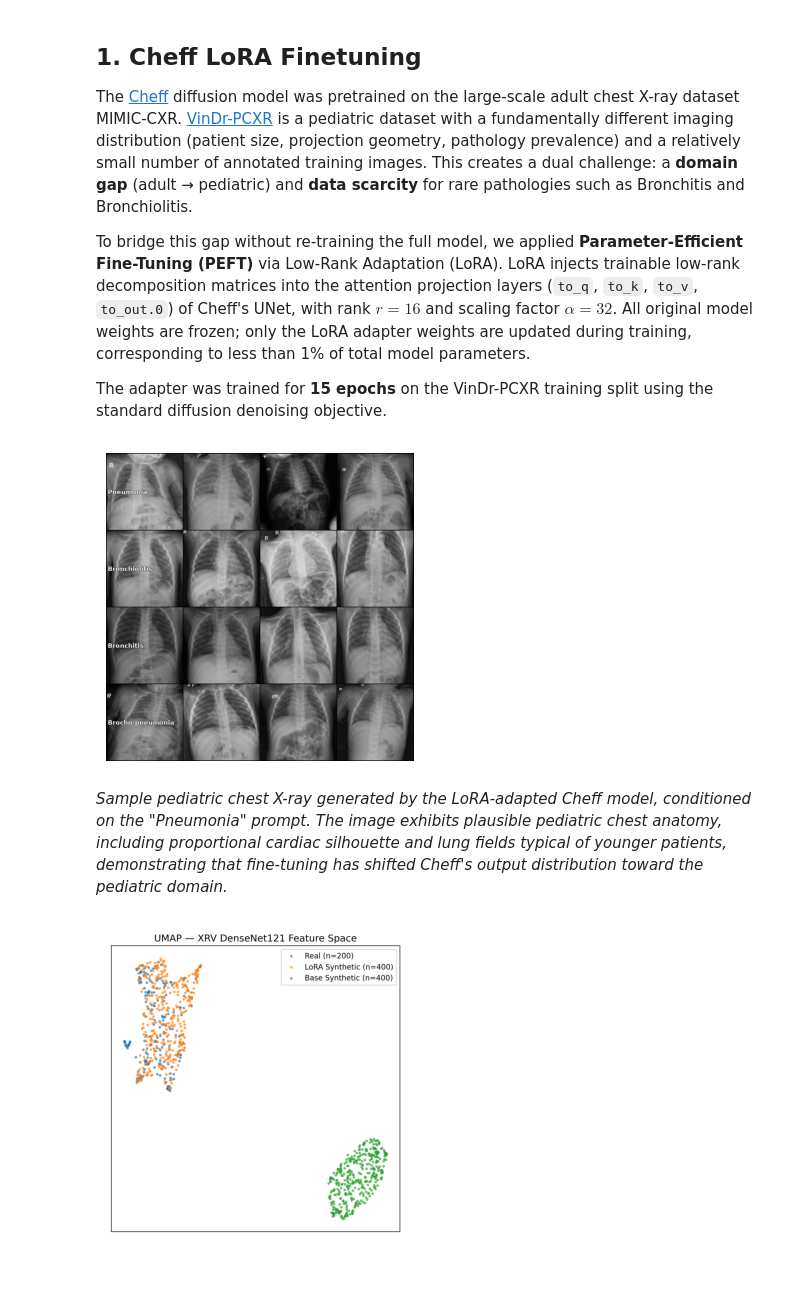
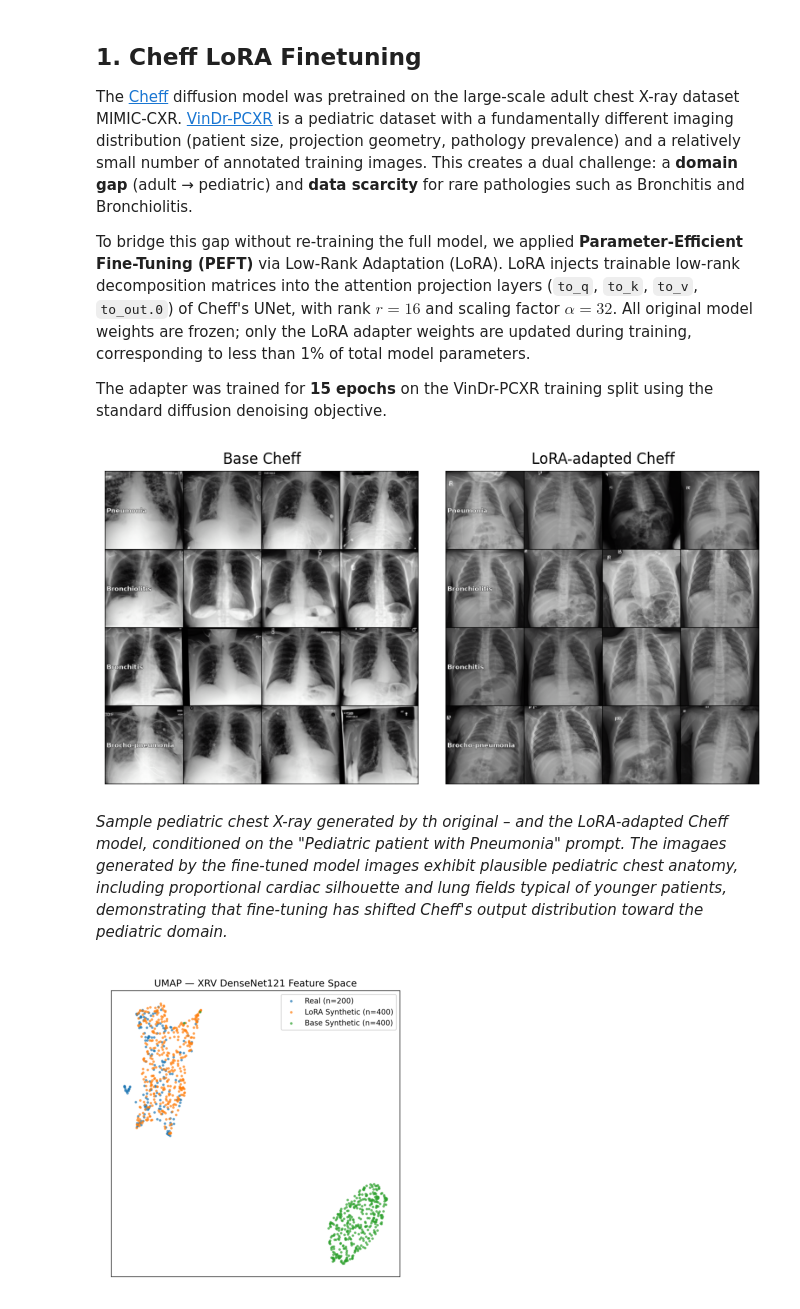
Before and after one commit to Panaconda/applied_dl, a Jupyter notebook: results/results_summary.ipynb, the cells around one changed output. Drawn from its saved outputs; the diff is of its cells as text; code cells hidden in the pictures; blank space fills up the shorter version.

Commit message:
Added generation from baseline cheff for reference

```diff
--- a/results/results_summary.ipynb
+++ b/results/results_summary.ipynb
@@ -15,15 +15,20 @@ The [Cheff](https://github.com/saiboxx/cheff) diffusion model was pretrained on
 To bridge this gap without re-training the full model, we applied **Parameter-Efficient Fine-Tuning (PEFT)** via Low-Rank Adaptation (LoRA). LoRA injects trainable low-rank decomposition matrices into the attention projection layers (`to_q`, `to_k`, `to_v`, `to_out.0`) of Cheff's UNet, with rank $r = 16$ and scaling factor $\alpha = 32$. All original model weights are frozen; only the LoRA adapter weights are updated during training, corresponding to less than 1% of total model parameters.
 
 The adapter was trained for **15 epochs** on the VinDr-PCXR training split using the standard diffusion denoising objective.
-# %%
-plt.figure(figsize=(4, 4))
-plt.imshow(plt.imread('cheff_lora_pcxr.png'))
-plt.axis('off')
-plt.show()
-# %% [output]
-[figure, removed]
+# %%
+fig, axes = plt.subplots(1, 2, figsize=(8, 4))
+axes[0].imshow(plt.imread('cheff_base_pcxr.png'))
+axes[0].set_title('Base Cheff')
+axes[0].axis('off')
+axes[1].imshow(plt.imread('cheff_lora_pcxr.png'))
+axes[1].set_title('LoRA-adapted Cheff')
+axes[1].axis('off')
+plt.tight_layout()
+plt.show()
+# %% [output]
+[figure, added]
 # %% [markdown]
-*Sample pediatric chest X-ray generated by the LoRA-adapted Cheff model, conditioned on the "Pneumonia" prompt. The image exhibits plausible pediatric chest anatomy, including proportional cardiac silhouette and lung fields typical of younger patients, demonstrating that fine-tuning has shifted Cheff's output distribution toward the pediatric domain.*
+*Sample pediatric chest X-ray generated by th original – and the LoRA-adapted Cheff model, conditioned on the "Pediatric patient with Pneumonia" prompt. The imagaes generated by the fine-tuned model images exhibit plausible pediatric chest anatomy, including proportional cardiac silhouette and lung fields typical of younger patients, demonstrating that fine-tuning has shifted Cheff's output distribution toward the pediatric domain.*
 # %%
 plt.figure(figsize=(4, 4))
 plt.imshow(plt.imread('finetune_viz/umap.png'))
```
Also changed, not shown: 1 other file.
